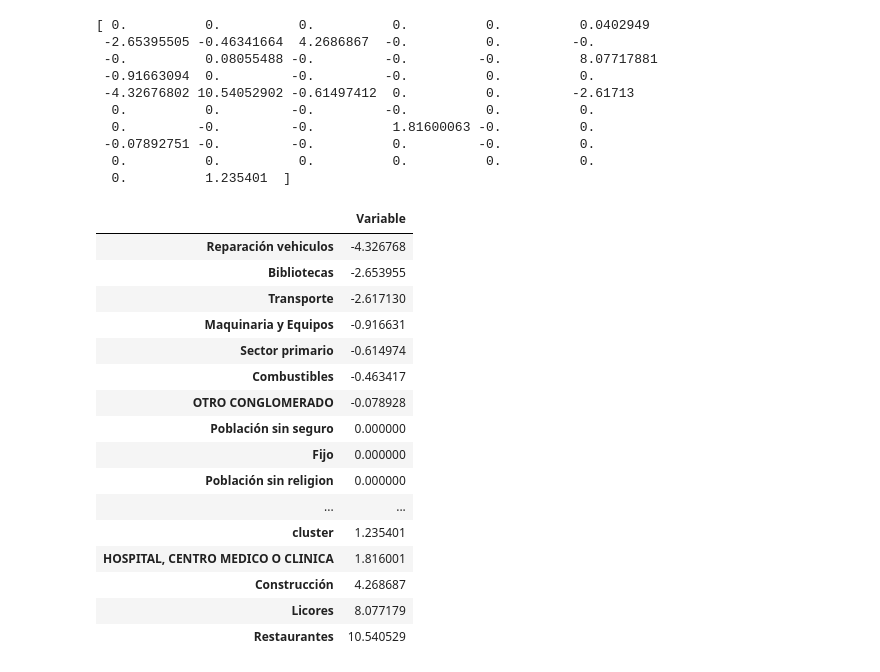
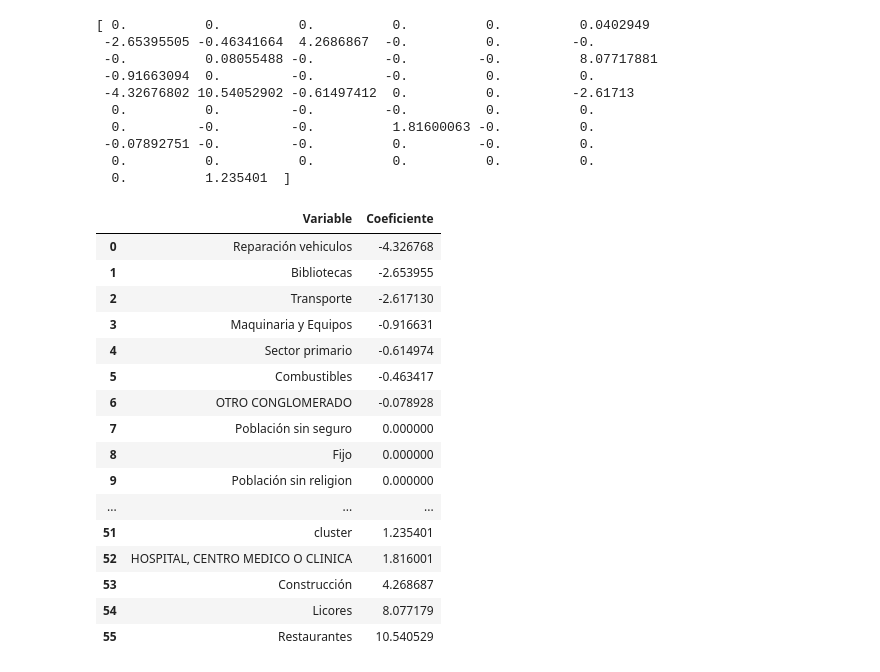
Before and after one commit to SABRIS13/Proyecto_ML_Sushi, a Jupyter notebook: Modeling_Restaurantes_Sushi_Culiacan_ML.ipynb, the cells around one changed output. Saved outputs shown, nothing was run; the diff lists cells and outputs as text; code cells hidden in the pictures.

```diff
--- a/Modeling_Restaurantes_Sushi_Culiacan_ML.ipynb
+++ b/Modeling_Restaurantes_Sushi_Culiacan_ML.ipynb
@@ -338,25 +350,26 @@ print(lasso_coef)
 # %%
 df_columns = culiacan.drop(columns = ['Target']).columns
 coeficientes = pd.DataFrame(pd.Series(lasso_coef, index=df_columns).sort_values(ascending=True))
-coeficientes.rename(columns={0:'Variable',1:'Coeficiente'})
+coeficientes=coeficientes.reset_index().rename(columns={'index':'Variable',0:'Coeficiente'})
+coeficientes
 # %% [output]
-|  | Variable |
-| Reparación vehiculos | -4.326768 |
-| Bibliotecas | -2.653955 |
-| Transporte | -2.617130 |
-| Maquinaria y Equipos | -0.916631 |
-| Sector primario | -0.614974 |
-| Combustibles | -0.463417 |
-| OTRO CONGLOMERADO | -0.078928 |
-| Población sin seguro | 0.000000 |
-| Fijo | 0.000000 |
-| Población sin religion | 0.000000 |
-| ... | ... |
-| cluster | 1.235401 |
-| HOSPITAL, CENTRO MEDICO O CLINICA | 1.816001 |
-| Construcción | 4.268687 |
-| Licores | 8.077179 |
-| Restaurantes | 10.540529 |
+|  | Variable | Coeficiente |
+| 0 | Reparación vehiculos | -4.326768 |
+| 1 | Bibliotecas | -2.653955 |
+| 2 | Transporte | -2.617130 |
+| 3 | Maquinaria y Equipos | -0.916631 |
+| 4 | Sector primario | -0.614974 |
+| 5 | Combustibles | -0.463417 |
+| 6 | OTRO CONGLOMERADO | -0.078928 |
+| 7 | Población sin seguro | 0.000000 |
+| 8 | Fijo | 0.000000 |
+| 9 | Población sin religion | 0.000000 |
+| ... | ... | ... |
+| 51 | cluster | 1.235401 |
+| 52 | HOSPITAL, CENTRO MEDICO O CLINICA | 1.816001 |
+| 53 | Construcción | 4.268687 |
+| 54 | Licores | 8.077179 |
+| 55 | Restaurantes | 10.540529 |
 # %%
 #Las variables con un coeficiente 0 son variables que no influyen en el establecimiento de un resturante de sushi,
 #de forma contraria las demás variables si influye en el modelado.
```
Also changed, not shown: parts of 14 cells of this notebook.
